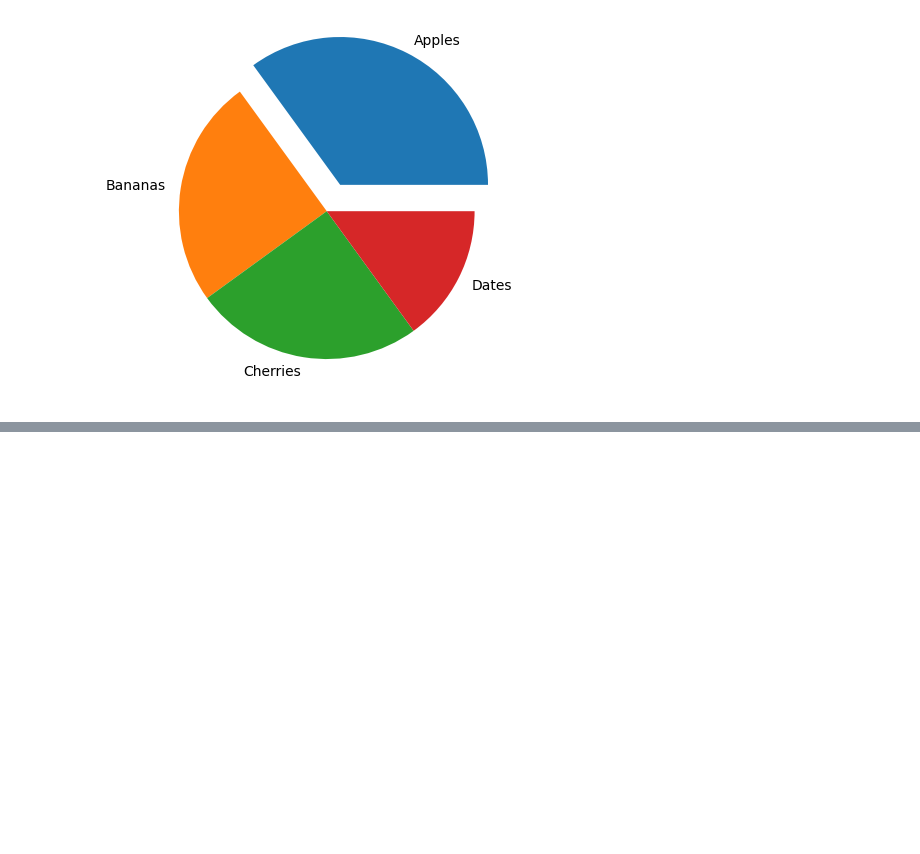
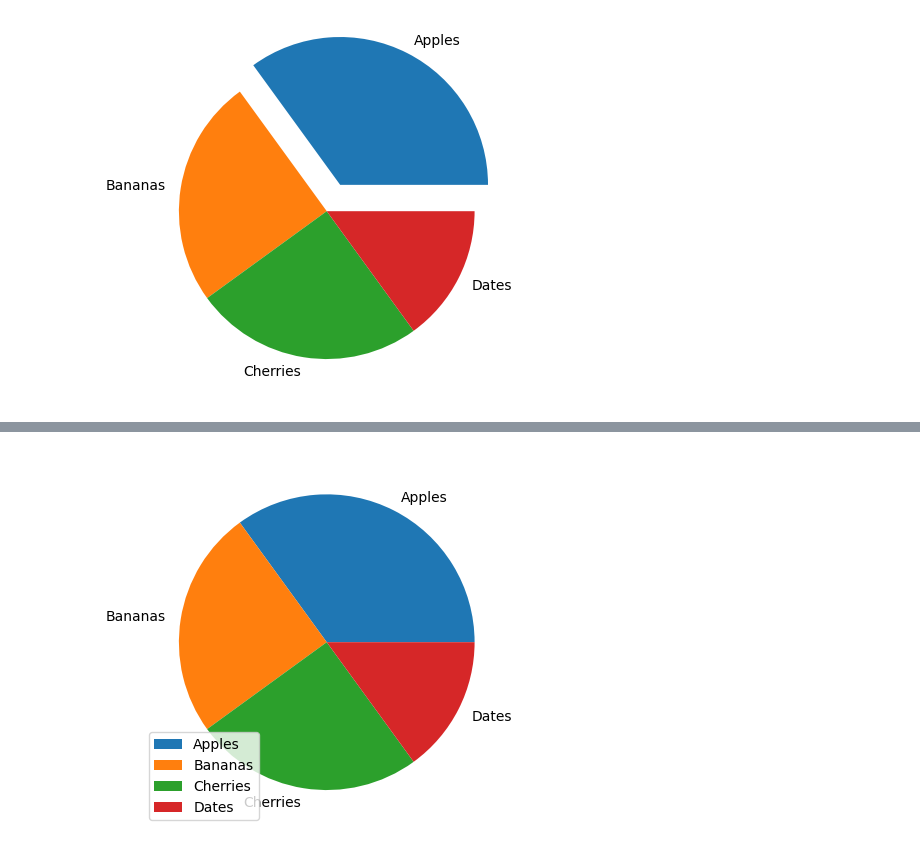
Before and after one commit to XiaomingLiGit/Descriptive-Statistics, a Jupyter notebook: w4/class 7.ipynb, the cells around one changed output, grey strips where cells are left out. Cells and saved outputs as stored; diff of their text form; code cells hidden in the pictures; blank space fills up the shorter version.

```diff
--- a/w4/class 7.ipynb
+++ b/w4/class 7.ipynb
@@ -759,0 +785,18 @@ plt.show()
+# %%
+# Legend
+# To add a list of explanation for each wedge, use the legend() function:
+
+# Example
+# Add a legend:
+
+import matplotlib.pyplot as plt
+import numpy as np
+
+y = np.array([35, 25, 25, 15])
+mylabels = ["Apples", "Bananas", "Cherries", "Dates"]
+
+plt.pie(y, labels = mylabels)
+plt.legend()
+plt.show()
+# %% [output]
+[figure, added]
```
Also changed, not shown: parts of 4 cells of this notebook, 3 other files.
